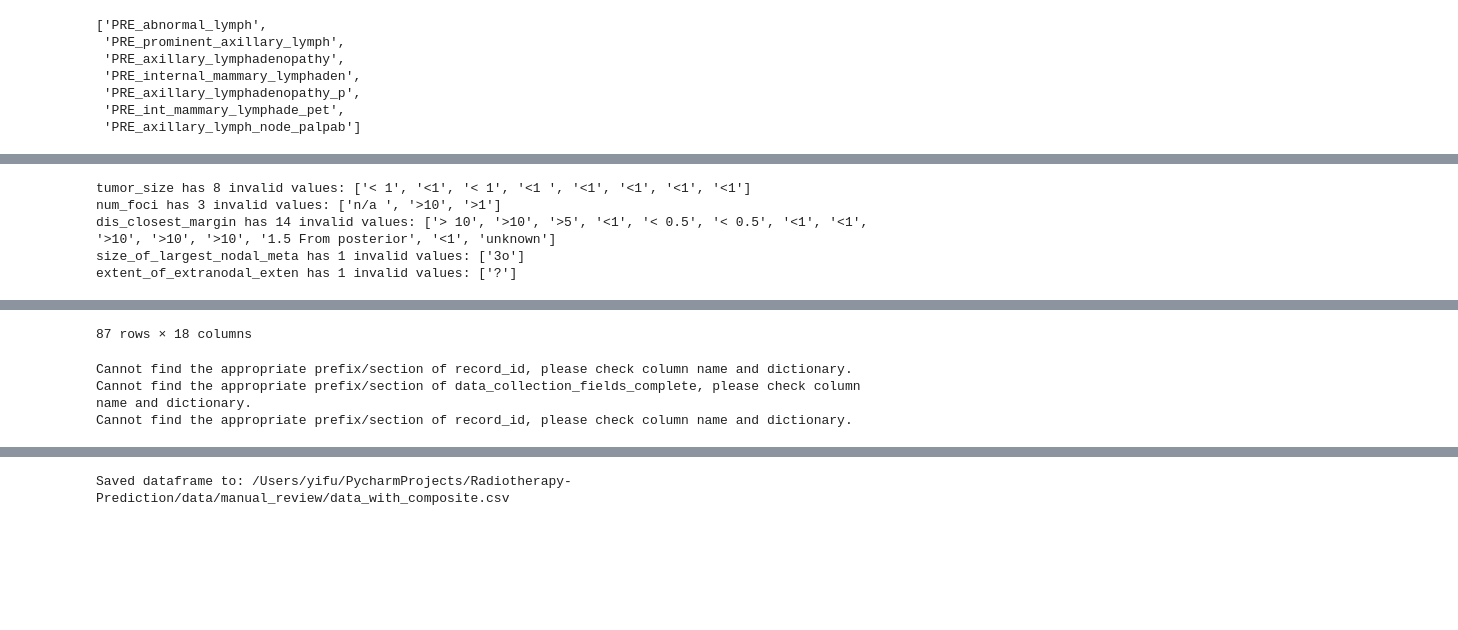
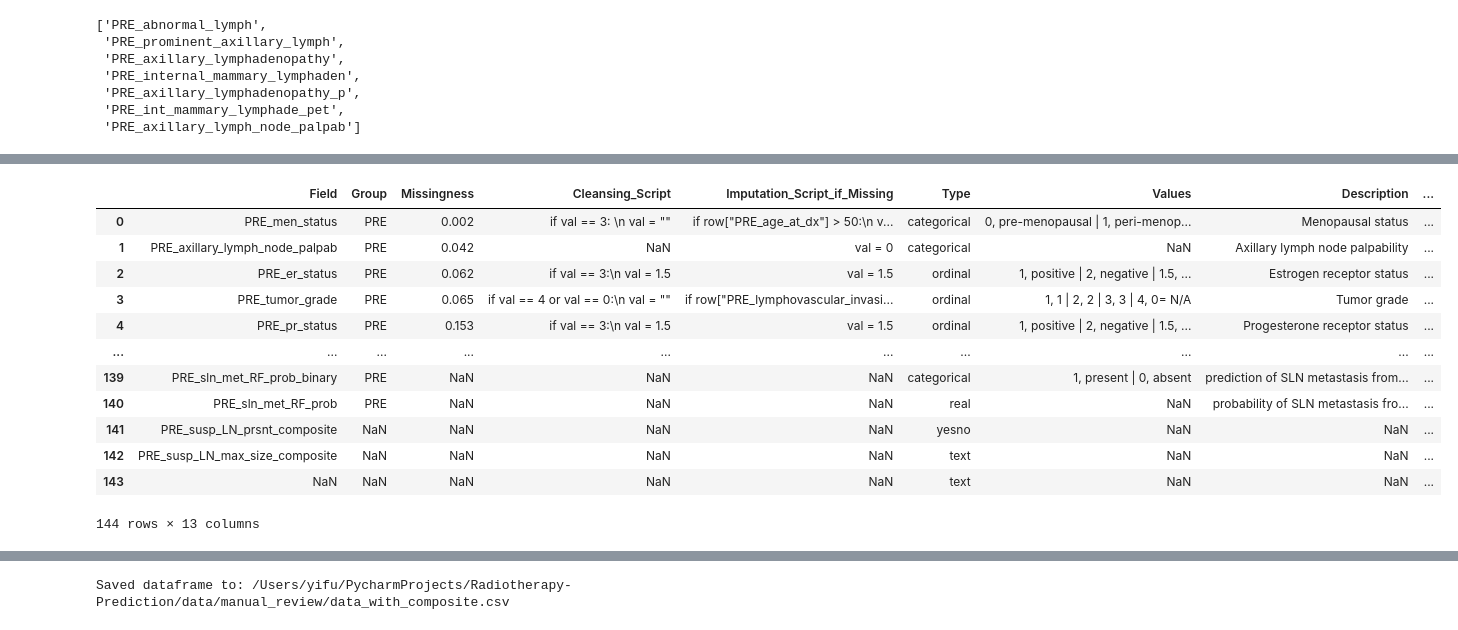
Before and after one commit to chen-yifu/Radiotherapy-Prediction, a Jupyter notebook: notebooks/RTx Data Exploration.ipynb, the cells around one changed output, grey strips where cells are left out. Cells and saved outputs as stored; diff of their text form; code cells hidden in the pictures; blank space fills up the shorter version.

```diff
--- a/notebooks/RTx Data Exploration.ipynb
+++ b/notebooks/RTx Data Exploration.ipynb
@@ -87,64 +94,69 @@ df.head()
 # %%
-
-
 # Load Data Dictionary
-dictionary = pd.read_csv(dictionary_path)
-# Rename "Variable / Field Name" to "Variable" column
-dictionary.rename(columns={'Variable / Field Name': 'Variable'}, inplace=True)
-# Rename "Choices, Calculations, OR Slider Labels" to "Options"
-dictionary.rename(columns={'Choices, Calculations, OR Slider Labels': 'Options'}, inplace=True)
-# Rename "Field Type" to "Type"
-dictionary.rename(columns={'Field Type': 'Type'}, inplace=True)
-# Rename "Field Label" to "Label"
-dictionary.rename(columns={'Field Label': 'Label'}, inplace=True)
+dictionary = pd.read_excel(dictionary_path)
+# # Rename "Variable / Field Name" to "Variable" column
+# dictionary.rename(columns={'Variable / Field Name': 'Variable'}, inplace=True)
+# # Rename "Choices, Calculations, OR Slider Labels" to "Options"
+# dictionary.rename(columns={'Choices, Calculations, OR Slider Labels': 'Options'}, inplace=True)
+# # Rename "Field Type" to "Type"
+# dictionary.rename(columns={'Field Type': 'Type'}, inplace=True)
+# # Rename "Field Label" to "Label"
+# dictionary.rename(columns={'Field Label': 'Label'}, inplace=True)
 # For the column "Section Header", replace NaN with the previous non-NaN value
-dictionary["Section Header"].fillna(method='ffill', inplace=True)
+# dictionary["Section Header"].fillna(method='ffill', inplace=True)
 # Rename "Section Header" to "Section"
-dictionary.rename(columns={'Section Header': 'Section'}, inplace=True)
+# dictionary.rename(columns={'Section Header': 'Section'}, inplace=True)
 # Add the composite columns to dictionary
 susp_LN_present_composite_row = {
-    "Variable": "PRE_susp_LN_prsnt_composite",
+    "Field": "PRE_susp_LN_prsnt_composite",
     "Options": "0, absent | 1, present",
     "Type": "yesno",
     "Label": "Abnormal LN or lymphadenopathy, PRE",
-    "Section": "Pre-Composite"
+    # "Section": "Pre-Composite"
 }
 susp_LN_max_size_composite_row = {
-    "Variable": "PRE_susp_LN_max_size_composite",
+    "Field": "PRE_susp_LN_max_size_composite",
     "Type": "text",
     "Label": "Largest LN size, PRE",
-    "Section": "Pre-Composite"
+    # "Section": "Pre-Composite"
 }
 pre_tumor_max_size_composite_row = {
     "Variable": "PRE_tumor_max_size_composite",
     "Type": "text",
     "Label": "Largest tumor size, PRE",
-    "Section": "Pre-Composite"
+    # "Section": "Pre-Composite"
 }
 # Ensure all numeric columns are numeric
 # Ensure all values are numeric, if not, replace with NaN
 for i, row in dictionary.iterrows():
-    col_name = row["Variable"]
+    col_name = row["Field"]
     if (col_name in cross_tab_cols_set1 or col_name in cross_tab_cols_set2) and row["Type"] == "text":
         new_data = [float(x) if isinstance(x, (int, float)) or (x.replace(".","",1).isnumeric()) else np.nan for x in df[col_name]]
         # For each nan, print the original value
         skipped_data = [df.iloc[i][col_name] for i, x in enumerate(new_data) if np.isnan(x)]
         if len(skipped_data):
             print(f"{col_name} has {len(skipped_data)} invalid values: {skipped_data}")
         df[col_name] = new_data
-# Fill all NaN values with -1
-df.fillna(-1, inplace=True)
+
 susp_LN_present_composite_row = pd.DataFrame(susp_LN_present_composite_row, index=[len(dictionary)])
 susp_LN_max_size_composite_row = pd.DataFrame(susp_LN_max_size_composite_row, index=[len(dictionary)+ 1])
 pre_tumor_max_size_composite_row = pd.DataFrame(pre_tumor_max_size_composite_row, index=[len(dictionary) + 2])
 dictionary = pd.concat([dictionary, susp_LN_present_composite_row, susp_LN_max_size_composite_row, pre_tumor_max_size_composite_row])
 cross_tab_cols_set2 = ["POS_" + col for col in cross_tab_cols_set2]
 cross_tab_cols_set2.append('PRE_metastatic_carcinoma_on_ax')
 
 dictionary
 # %% [output]
+|  | Field | Group | Missingness | Cleansing_Script | Imputation_Script_if_Missing | Type | Values | Description | ... |
+| 0 | PRE_men_status | PRE | 0.002 | if val == 3: \n val = "" | if row["PRE_age_at_dx"] > 50:\n v... | categorical | 0, pre-menopausal | 1, peri-menop... | Menopausal status | ... |
+| 1 | PRE_axillary_lymph_node_palpab | PRE | 0.042 | NaN | val = 0 | categorical | NaN | Axillary lymph node palpability | ... |
+| 2 | PRE_er_status | PRE | 0.062 | if val == 3:\n val = 1.5 | val = 1.5 | ordinal | 1, positive | 2, negative | 1.5, ... | Estrogen receptor status | ... |
+| 3 | PRE_tumor_grade | PRE | 0.065 | if val == 4 or val == 0:\n val = "" | if row["PRE_lymphovascular_invasi... | ordinal | 1, 1 | 2, 2 | 3, 3 | 4, 0= N/A | Tumor grade | ... |
+| 4 | PRE_pr_status | PRE | 0.153 | if val == 3:\n val = 1.5 | val = 1.5 | ordinal | 1, positive | 2, negative | 1.5, ... | Progesterone receptor status | ... |
+| ... | ... | ... | ... | ... | ... | ... | ... | ... | ... |
+| 139 | PRE_sln_met_RF_prob_binary | PRE | NaN | NaN | NaN | categorical | 1, present | 0, absent | prediction of SLN metastasis from... | ... |
+| 140 | PRE_sln_met_RF_prob | PRE | NaN | NaN | NaN | real | NaN | probability of SLN metastasis fro... | ... |
+| 141 | PRE_susp_LN_prsnt_composite | NaN | NaN | NaN | NaN | yesno | NaN | NaN | ... |
+| 142 | PRE_susp_LN_max_size_composite | NaN | NaN | NaN | NaN | text | NaN | NaN | ... |
+| 143 | NaN | NaN | NaN | NaN | NaN | text | NaN | NaN | ... |
-tumor_size has 8 invalid values: ['< 1', '<1', '< 1', '<1 ', '<1', '<1', '<1', '<1']
-num_foci has 3 invalid values: ['n/a ', '>10', '>1']
-dis_closest_margin has 14 invalid values: ['> 10', '>10', '>5', '<1', '< 0.5', '< 0.5', '<1', '<1', '>10', '>10', '>10', '1.5 From posterior', '<1', 'unknown']
-size_of_largest_nodal_meta has 1 invalid values: ['3o']
-extent_of_extranodal_exten has 1 invalid values: ['?']
+144 rows × 13 columns
@@ -163 +162,0 @@ extent_of_extranodal_exten has 1 invalid values: ['?']
-87 rows × 18 columns
@@ -221,15 +221,11 @@ def is_dtype_categorical(dtype):
 # %%
 # For each column in df, append prefix to column name
-for col_name in df.columns:
-    new_col_name = append_prefix_to_col_name(col_name)
-    df.rename(columns={col_name: new_col_name}, inplace=True)
+# for col_name in df.columns:
+#     new_col_name = append_prefix_to_col_name(col_name)
+#     df.rename(columns={col_name: new_col_name}, inplace=True)
 
 # For each variable in dictionary, append prefix to column name
-for i, row in dictionary.iterrows():
-    col_name = row["Variable"]
-    new_col_name = append_prefix_to_col_name(col_name)
-    dictionary.loc[i, "Variable"] = new_col_name
+# for i, row in dictionary.iterrows():
+#     col_name = row["Field"]
+#     new_col_name = append_prefix_to_col_name(col_name)
+#     dictionary.loc[i, "Field"] = new_col_name
-# %% [output]
-Cannot find the appropriate prefix/section of record_id, please check column name and dictionary.
-Cannot find the appropriate prefix/section of data_collection_fields_complete, please check column name and dictionary.
-Cannot find the appropriate prefix/section of record_id, please check column name and dictionary.
```
Also changed, not shown: parts of 18 cells of this notebook, 19 other files.
